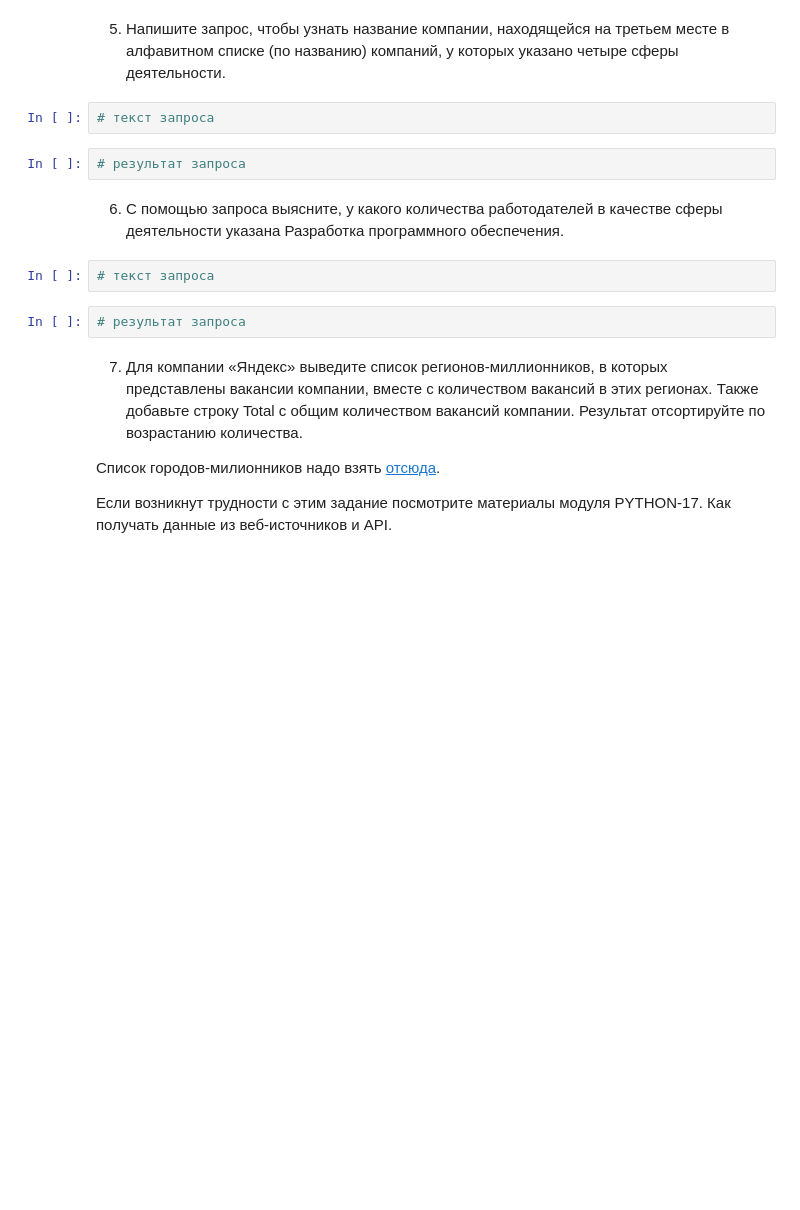
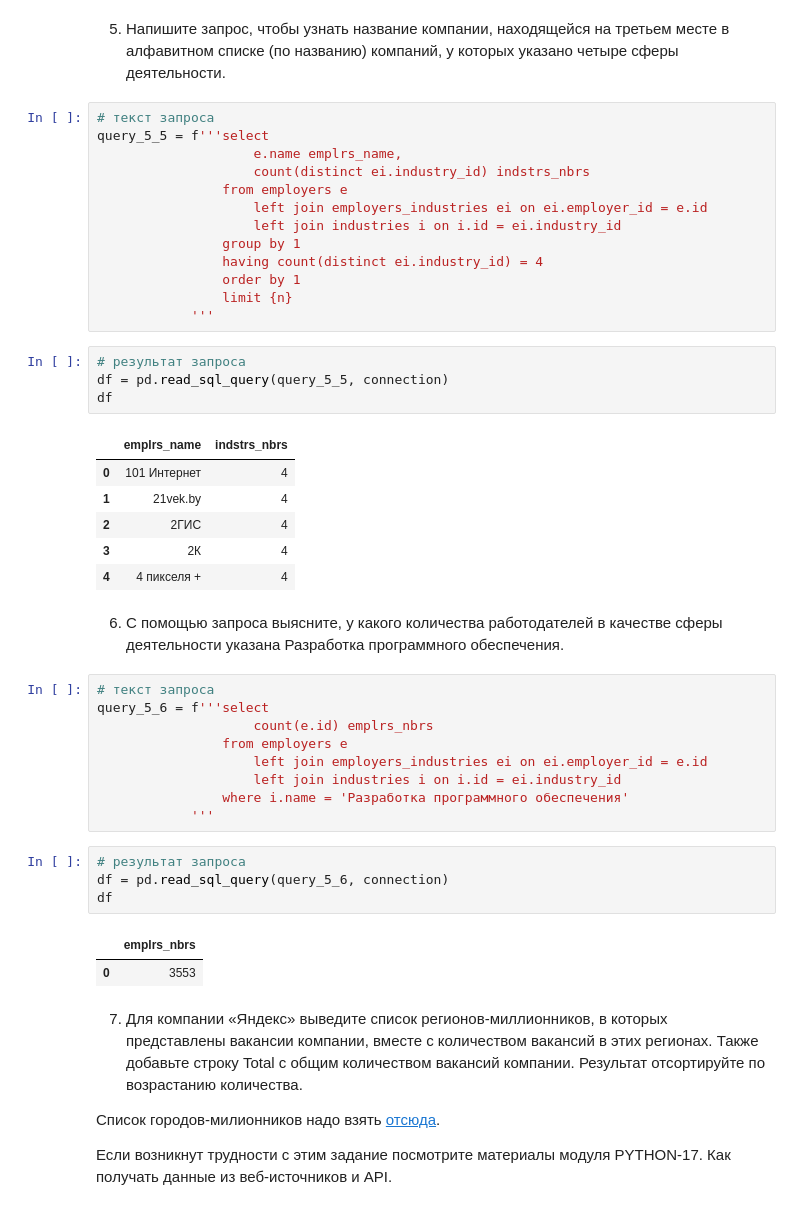
Before and after one commit to simplevolunteer/SF_data_science, a Jupyter notebook: PROJECT-2. Анализ вакансий из HeadHunter/Project_2_Ноутбук_шаблон.ipynb, the cells around one changed output. Cells and saved outputs as stored; diff of their text form; blank space fills up the shorter version.

```diff
--- a/PROJECT-2. Анализ вакансий из HeadHunter/Project_2_Ноутбук_шаблон.ipynb
+++ b/PROJECT-2. Анализ вакансий из HeadHunter/Project_2_Ноутбук_шаблон.ipynb
@@ -261,14 +306,46 @@ df
 5. Напишите запрос, чтобы узнать название компании, находящейся на третьем месте в алфавитном списке (по названию) компаний, у которых указано четыре сферы деятельности.
 # %%
 # текст запроса
+query_5_5 = f'''select
+                    e.name emplrs_name,
+                    count(distinct ei.industry_id) indstrs_nbrs
+                from employers e
+                    left join employers_industries ei on ei.employer_id = e.id
+                    left join industries i on i.id = ei.industry_id
+                group by 1
+                having count(distinct ei.industry_id) = 4
+                order by 1
+                limit {n}
+            '''
 # %%
 # результат запроса
+df = pd.read_sql_query(query_5_5, connection)
+df
+# %% [output]
+|  | emplrs_name | indstrs_nbrs |
+| 0 | 101 Интернет | 4 |
+| 1 | 21vek.by | 4 |
+| 2 | 2ГИС | 4 |
+| 3 | 2К | 4 |
+| 4 | 4 пикселя + | 4 |
 # %% [markdown]
 6. С помощью запроса выясните, у какого количества работодателей в качестве сферы деятельности указана Разработка программного обеспечения.
 # %%
 # текст запроса
+query_5_6 = f'''select
+                    count(e.id) emplrs_nbrs
+                from employers e
+                    left join employers_industries ei on ei.employer_id = e.id
+                    left join industries i on i.id = ei.industry_id
+                where i.name = 'Разработка программного обеспечения'
+            '''
 # %%
 # результат запроса
+df = pd.read_sql_query(query_5_6, connection)
+df
+# %% [output]
+|  | emplrs_nbrs |
+| 0 | 3553 |
 # %% [markdown]
 7. Для компании «Яндекс» выведите список регионов-миллионников, в которых представлены вакансии компании, вместе с количеством вакансий в этих регионах. Также добавьте строку Total с общим количеством вакансий компании. Результат отсортируйте по возрастанию количества.
 
```
Also changed, not shown: parts of 7 cells of this notebook.
